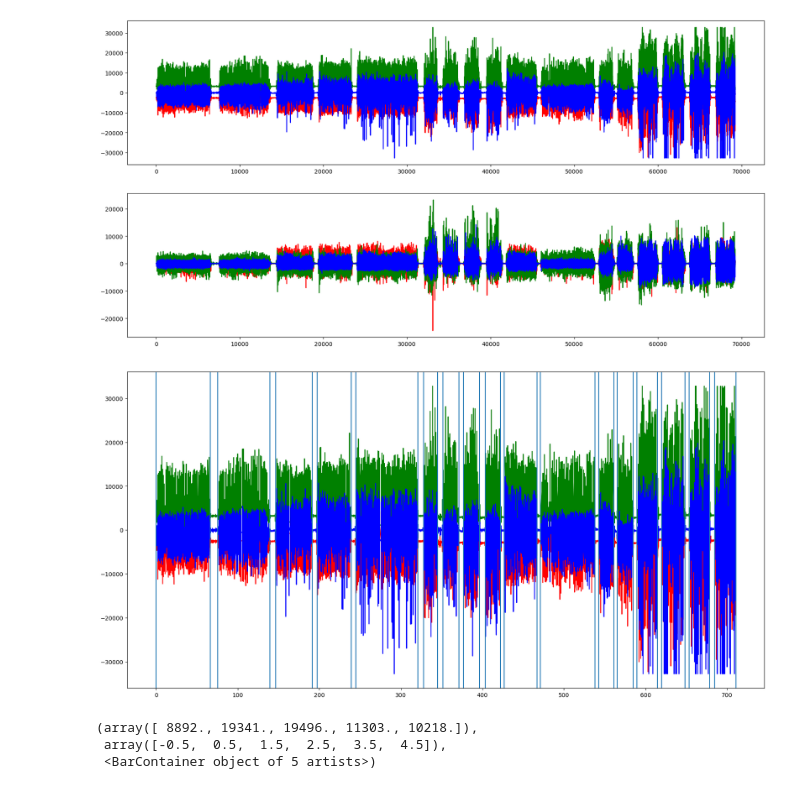
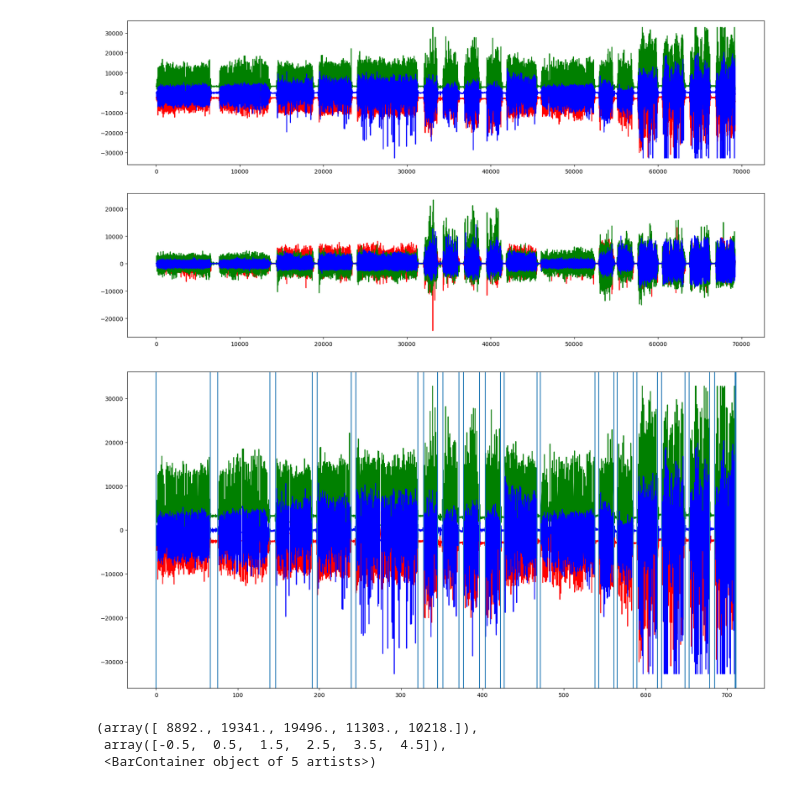
Before and after one commit to dangoodie/cosc102-assignment3, a Jupyter notebook: a3_prepare_data.ipynb, the cells around one changed output. Drawn from its saved outputs; the diff is of its cells as text; code cells hidden in the pictures.

```diff
--- a/a3_prepare_data.ipynb
+++ b/a3_prepare_data.ipynb
@@ -105,37 +105,37 @@ start_time = time_track[start_idx]
 time_track_segment = time_track[start_idx:end_idx]
 
 # #Add an 'end' activity - this book-ends the data
-# activity_set.append([time_track_segment[-1]-start_time, 'Standing'])
+activity_set.append([time_track_segment[-1]-start_time, 'Standing'])
 
 # Zero out the time track segment to make it match the video time
 time_track_segment = np.array(time_track_segment)-start_time
 
 ig, ax = plt.subplots(figsize=(20,10))
 ax.plot(time_track_segment,ax_set[start_idx:end_idx], color='r')
 ax.plot(time_track_segment,ay_set[start_idx:end_idx], color='g')
 ax.plot(time_track_segment,az_set[start_idx:end_idx], color='b')
 
 
 for imu_time_track_item in time_track_segment:
     current_time =  imu_time_track_item
     next_activity_ts = activity_set[activity_idx+1][0]
 
     # Here we need to move to the next activity in the annotations data if the current
     # IMU data point lies after the next annotation time stamp.
     if current_time > next_activity_ts:
         #Move to nex activity
         activity_idx = activity_idx + 1;
         next_activity_ts = activity_set[activity_idx+1][0]
 
 
     activity_timeseries.append(activity_set[activity_idx][2])
     activity_string_timeseries.append(activity_set[activity_idx][1])
 
 # Plot the location of the activity transitions just to sanity check the data
 for act in np.array(list(zip(*activity_set)))[0,:]:
     ax.axvline(float(act))
 # %% [output]
-[figure, old version]
+[figure, new version]
 # %%
 fig, ax = plt.subplots(figsize=(10,10))
 ax.hist(activity_timeseries, bins=[-0.5,0.5,1.5,2.5,3.5, 4.5] , rwidth=0.5, align='mid')
```
Also changed, not shown: parts of 2 cells of this notebook.
